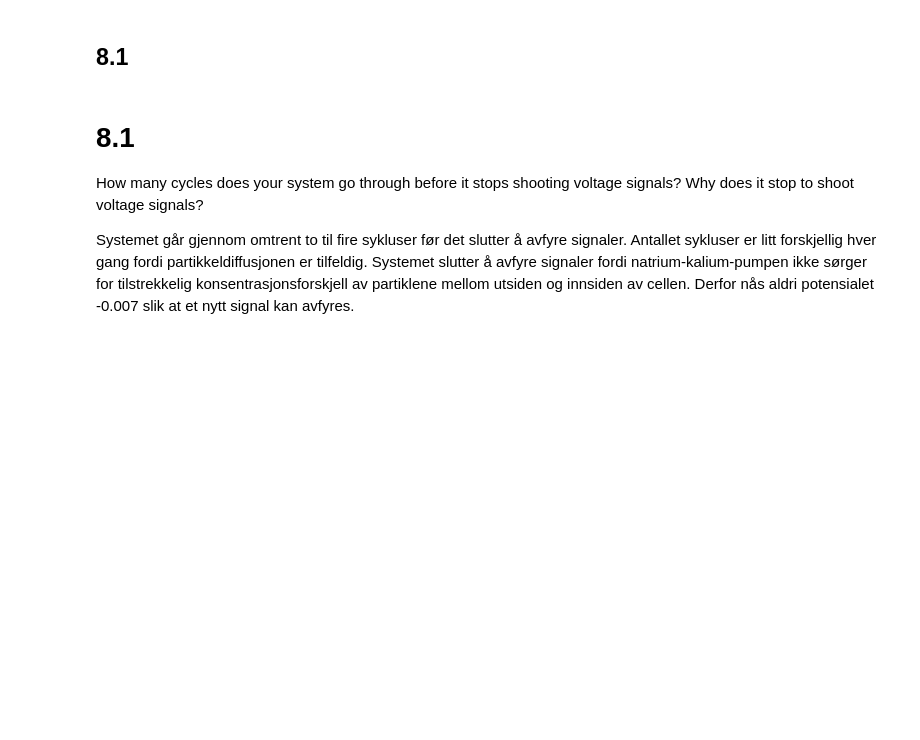
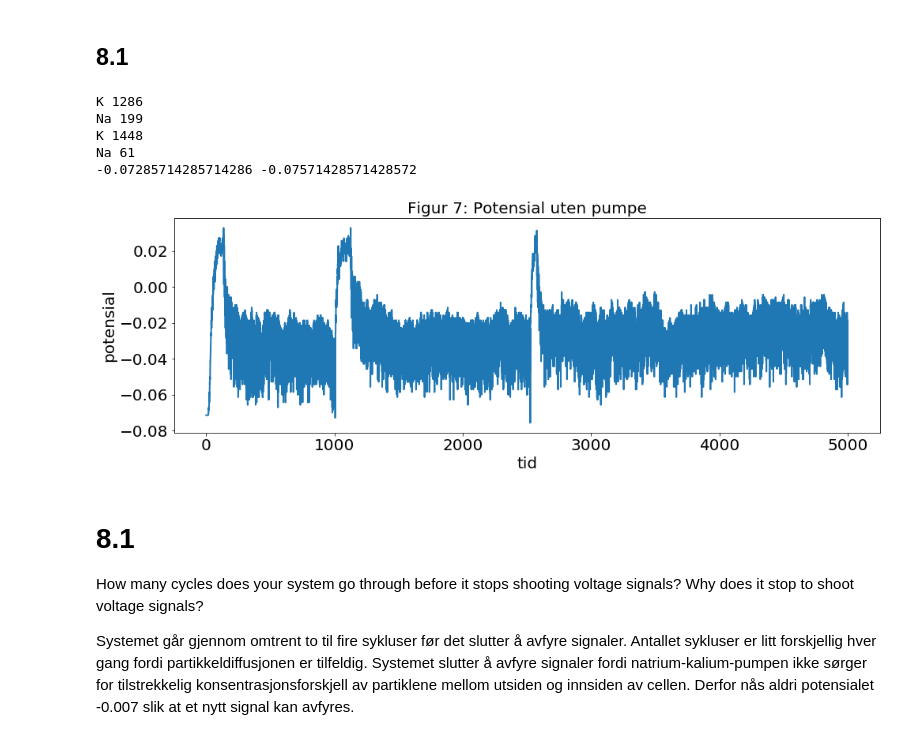
Before and after one commit to sigriaun/vitber-prosjekt3, a Jupyter notebook: prosjekt3.ipynb, the cells around one changed output. Drawn from its saved outputs; the diff is of its cells as text; code cells hidden in the pictures; blank space fills up the shorter version.

```diff
--- a/prosjekt3.ipynb
+++ b/prosjekt3.ipynb
@@ -760,31 +763,28 @@ plt.show()
 # %%
 V_open=1/beta
 V0=50/beta
 nt=5000
 
 #Kjører randomWalkPotential uten pumpe
-tList,VtNoPump=randomWalkPotentialNew(nt,NaB0,NaA0,KB0,KA0,V0,V0,V_open,pump=False,gates=True)
+tList,VtNoPump=randomWalkMembrane(nt,Na0_out,Na0_in,K0_out,K0_in,V0,V0,V_open,pump=False,gates=True)
 #med pumpe
-tList,VtPump=randomWalkPotentialNew(nt,NaB0,NaA0,KB0,KA0,V0,V0,V_open,pump=True,gates=True)
+tList,VtPump=randomWalkMembrane(nt,Na0_out,Na0_in,K0_out,K0_in,V0,V0,V_open,pump=True,gates=True)
 
 print(min(VtPump),min(VtNoPump))
 
 
 plt.plot(tList,VtNoPump)
 plt.xlabel("tid")
 plt.ylabel("potensial")
 plt.title("Figur 7: Potensial uten pumpe")
 plt.show()
-
-plt.plot(tList,VtPump, color="brown")
-plt.xlabel("tid")
-plt.ylabel("potensial")
-plt.title("Figur 8: Potensial med pumpe")
-plt.show()
-tList,VtPump=randomWalkPotential(nt,NaB0,NaA0,KB0,KA0,V0,V0,V_open,pump=True,gates=True)
-
-plt.plot(tList,VtNoPump)
-plt.show()
+# %% [output]
+K 1286
+Na 199
+K 1448
+Na 61
+-0.07285714285714286 -0.07571428571428572
+[figure, added]
 # %% [markdown]
 # 8.1
 How many cycles does your
```
Also changed, not shown: parts of 11 cells of this notebook.
